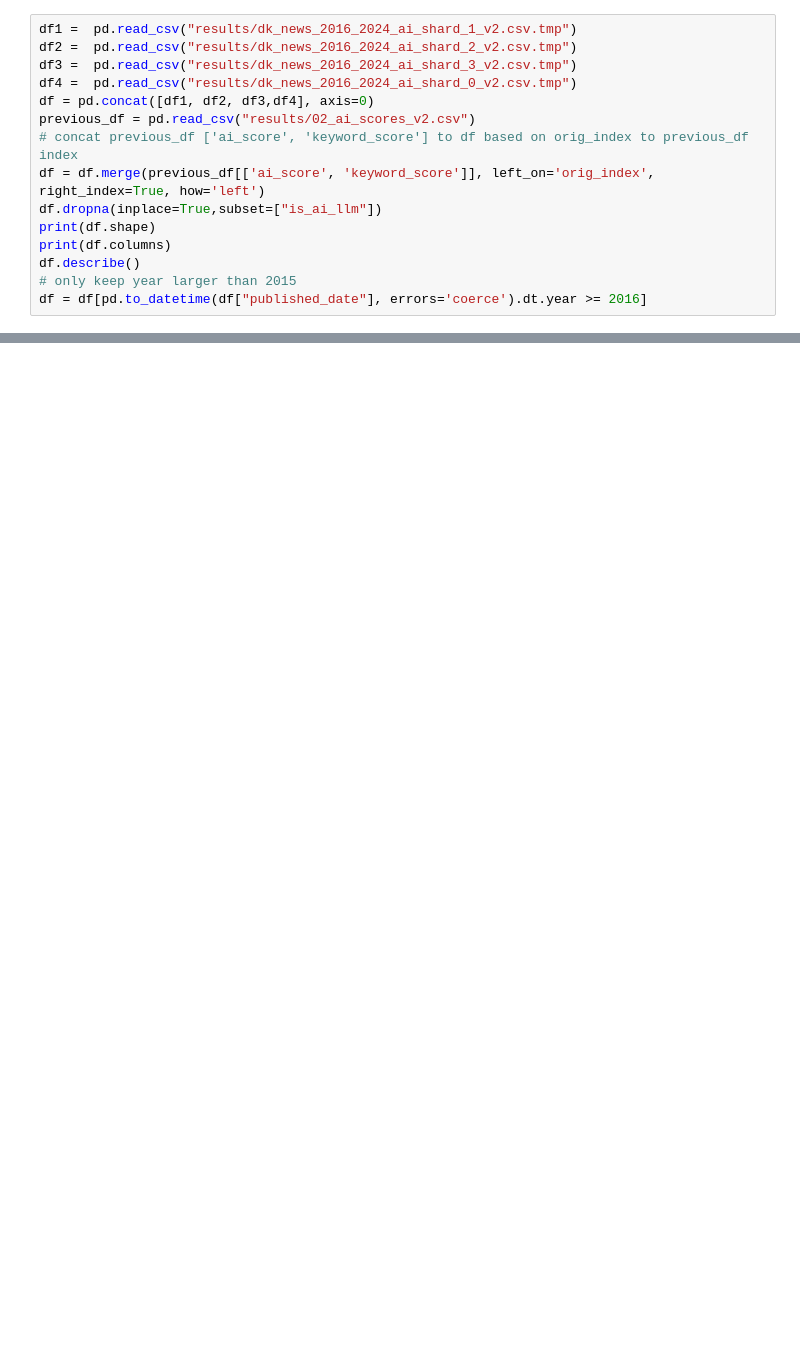
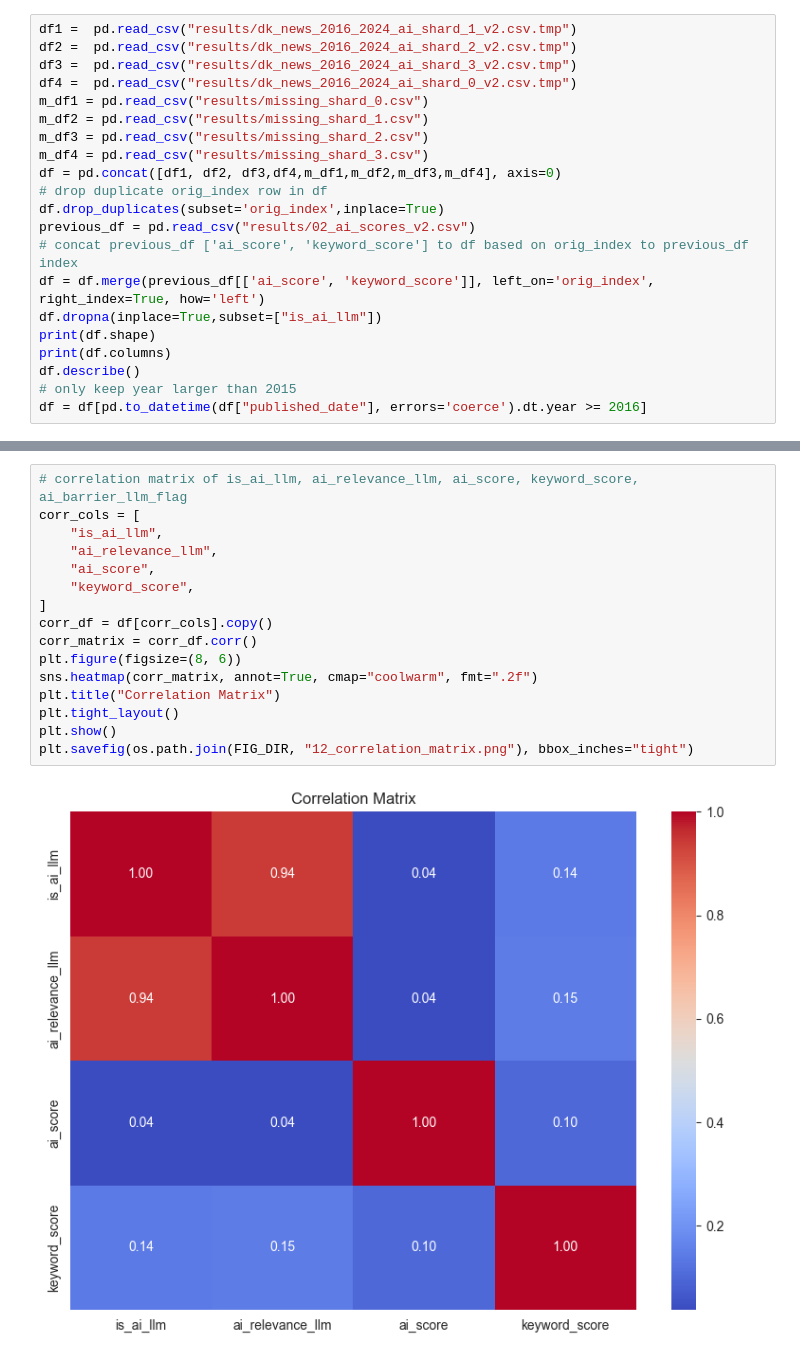
Before and after one commit to LeahLLL/AI-DK-Media-project, a Jupyter notebook: alz_SBert_LLM.ipynb, the cells around one changed output, grey strips where cells are left out. Drawn from its saved outputs; the diff is of its cells as text; blank space fills up the shorter version.

```diff
--- a/alz_SBert_LLM.ipynb
+++ b/alz_SBert_LLM.ipynb
@@ -11,7 +13,13 @@ df1 =  pd.read_csv("results/dk_news_2016_2024_ai_shard_1_v2.csv.tmp")
 df2 =  pd.read_csv("results/dk_news_2016_2024_ai_shard_2_v2.csv.tmp")
 df3 =  pd.read_csv("results/dk_news_2016_2024_ai_shard_3_v2.csv.tmp")
 df4 =  pd.read_csv("results/dk_news_2016_2024_ai_shard_0_v2.csv.tmp")
-df = pd.concat([df1, df2, df3,df4], axis=0)
+m_df1 = pd.read_csv("results/missing_shard_0.csv")
+m_df2 = pd.read_csv("results/missing_shard_1.csv")
+m_df3 = pd.read_csv("results/missing_shard_2.csv")
+m_df4 = pd.read_csv("results/missing_shard_3.csv")
+df = pd.concat([df1, df2, df3,df4,m_df1,m_df2,m_df3,m_df4], axis=0)
+# drop duplicate orig_index row in df
+df.drop_duplicates(subset='orig_index',inplace=True)
 previous_df = pd.read_csv("results/02_ai_scores_v2.csv")
 # concat previous_df ['ai_score', 'keyword_score'] to df based on orig_index to previous_df index
 df = df.merge(previous_df[['ai_score', 'keyword_score']], left_on='orig_index', right_index=True, how='left')
@@ -443,0 +436,18 @@ print("\nAll figures saved under:", FIG_DIR)
+# %%
+# correlation matrix of is_ai_llm, ai_relevance_llm, ai_score, keyword_score, ai_barrier_llm_flag
+corr_cols = [
+    "is_ai_llm",
+    "ai_relevance_llm",
+    "ai_score",
+    "keyword_score",
+]
+corr_df = df[corr_cols].copy()
+corr_matrix = corr_df.corr()
+plt.figure(figsize=(8, 6))
+sns.heatmap(corr_matrix, annot=True, cmap="coolwarm", fmt=".2f")
+plt.title("Correlation Matrix")
+plt.tight_layout()
+plt.show()
+plt.savefig(os.path.join(FIG_DIR, "12_correlation_matrix.png"), bbox_inches="tight")
+# %% [output]
+[figure, added]
```
Also changed, not shown: parts of 28 cells of this notebook, 50 other files.
